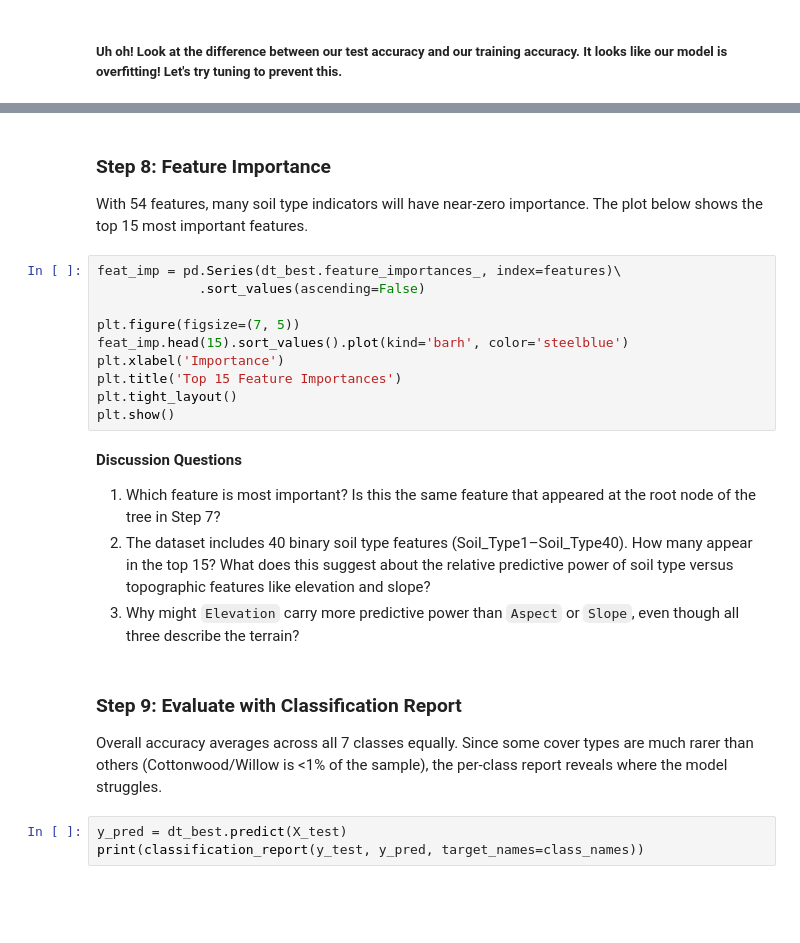
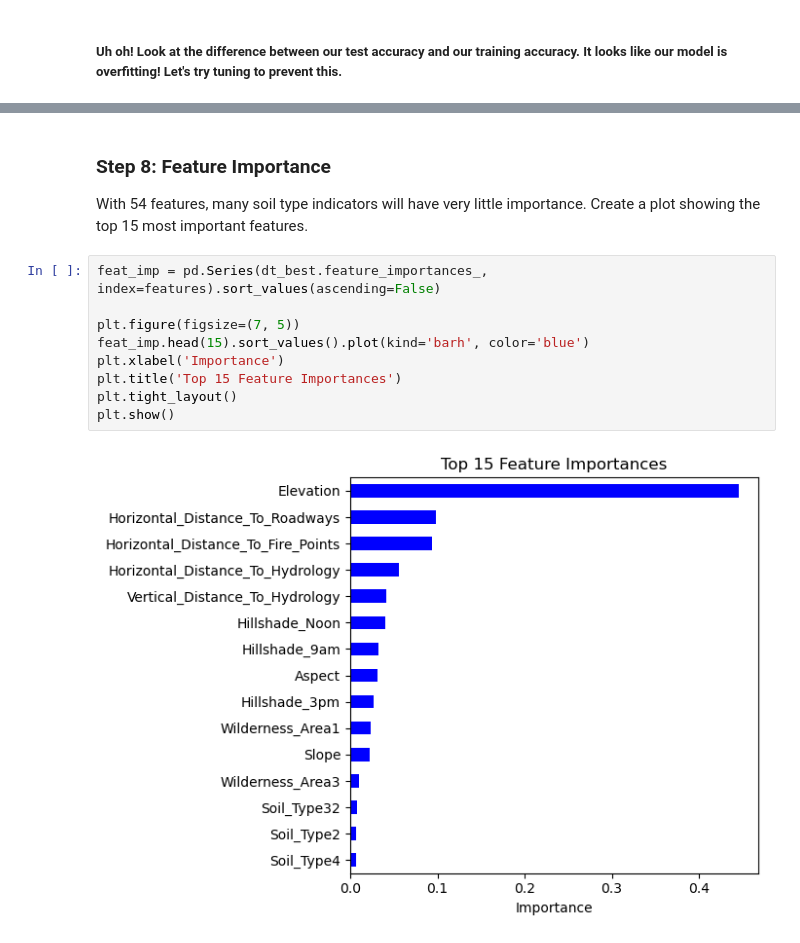
Before and after one commit to MEDS-eds-232/EDS-232-course-website, a Jupyter notebook: lab/lab6.ipynb, the cells around one changed output, grey strips where cells are left out. Drawn from its saved outputs; the diff is of its cells as text; blank space fills up the shorter version.

```diff
--- a/lab/lab6.ipynb
+++ b/lab/lab6.ipynb
@@ -237,27 +215,15 @@ Cottonwood/Willow       0.82      0.60      0.69        47
 # %% [markdown]
 ### Step 8: Feature Importance
 
-With 54 features, many soil type indicators will have near-zero importance. The plot below shows the top 15 most important features.
+With 54 features, many soil type indicators will have very little importance. Create a plot showing the top 15 most important features.
 # %%
-feat_imp = pd.Series(dt_best.feature_importances_, index=features)\
-             .sort_values(ascending=False)
+feat_imp = pd.Series(dt_best.feature_importances_, index=features).sort_values(ascending=False)
 
 plt.figure(figsize=(7, 5))
-feat_imp.head(15).sort_values().plot(kind='barh', color='steelblue')
+feat_imp.head(15).sort_values().plot(kind='barh', color='blue')
 plt.xlabel('Importance')
 plt.title('Top 15 Feature Importances')
 plt.tight_layout()
 plt.show()
+# %% [output]
+[figure, added]
-# %% [markdown]
-**Discussion Questions**
-
-1. Which feature is most important? Is this the same feature that appeared at the root node of the tree in Step 7?
-2. The dataset includes 40 binary soil type features (Soil_Type1–Soil_Type40). How many appear in the top 15? What does this suggest about the relative predictive power of soil type versus topographic features like elevation and slope?
-3. Why might `Elevation` carry more predictive power than `Aspect` or `Slope`, even though all three describe the terrain?
-# %% [markdown]
-### Step 9: Evaluate with Classification Report
-
-Overall accuracy averages across all 7 classes equally. Since some cover types are much rarer than others (Cottonwood/Willow is <1% of the sample), the per-class report reveals where the model struggles.
-# %%
-y_pred = dt_best.predict(X_test)
-print(classification_report(y_test, y_pred, target_names=class_names))
```
Also changed, not shown: parts of 25 cells of this notebook.
